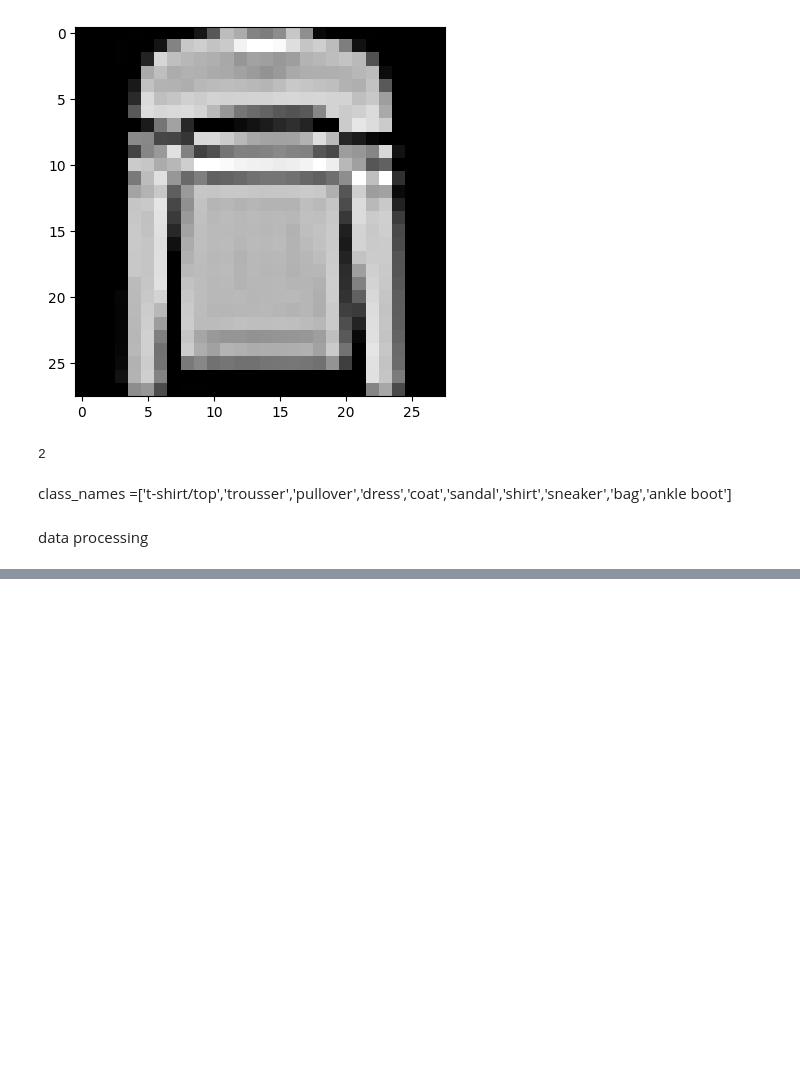
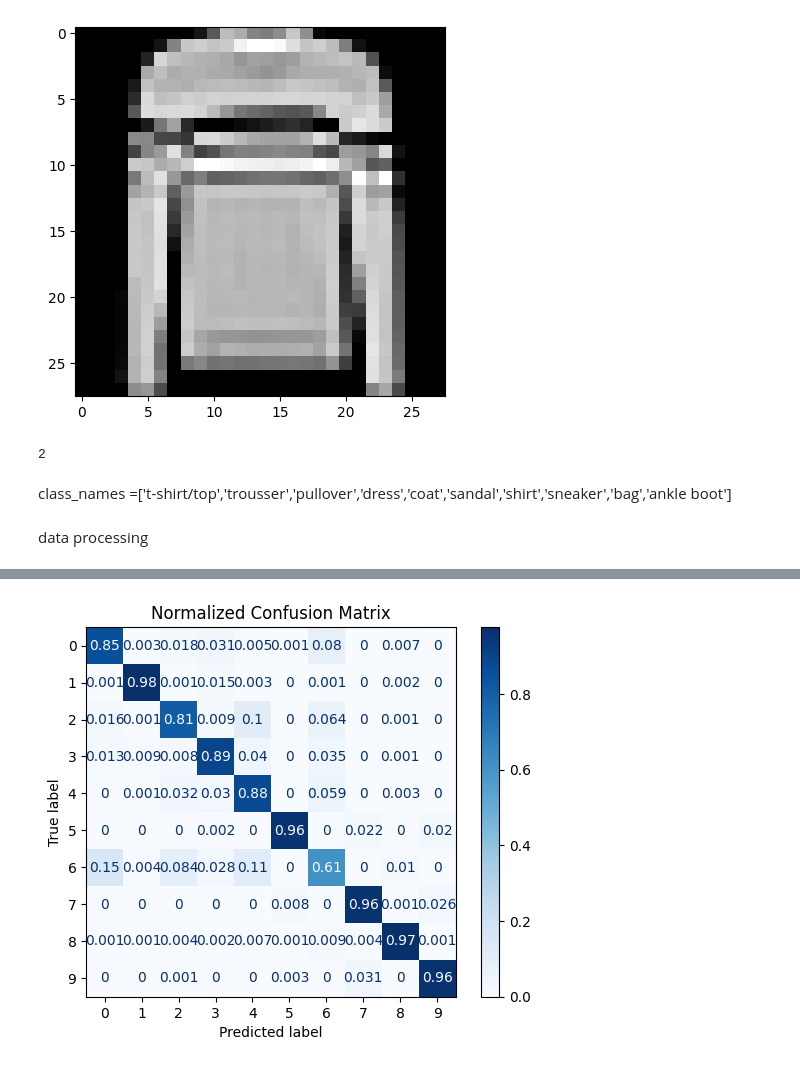
Before and after one commit to miray-ban/Fashion_classification, a Jupyter notebook: code.ipynb, the cells around one changed output, grey strips where cells are left out. Cells and saved outputs as stored; diff of their text form; code cells hidden in the pictures; blank space fills up the shorter version.

```diff
--- a/code.ipynb
+++ b/code.ipynb
@@ -65,0 +88,25 @@ test_images = test_images.reshape((test_images.shape[0],28,28,1))
+# %%
+# Build the convolutional base
+model = models.Sequential()
+model.add(layers.Conv2D(32, (3, 3), activation='relu', input_shape=(28, 28, 1)))
+model.add(layers.MaxPooling2D((2, 2)))
+model.add(layers.Dropout(0.25))  # Dropout with 25% rate after the second pooling layer
+
+model.add(layers.Conv2D(64, (3, 3), activation='relu'))
+model.add(layers.MaxPooling2D((2, 2)))
+model.add(layers.Dropout(0.25))  # Dropout with 25% rate after the second pooling layer
+
+model.add(layers.Conv2D(64, (3, 3), activation='relu'))
+
+# Add Dense layers on top
+model.add(layers.Flatten())
+model.add(layers.Dense(64, activation='relu'))
+model.add(layers.Dropout(0.5))  # Dropout with 50% rate before the final dense layer
+
+model.add(layers.Dense(10))
+
+
+# Compile and train the model
+model.compile(optimizer='adam',
+              loss=tf.keras.losses.SparseCategoricalCrossentropy(from_logits=True),
+              metrics=['accuracy'])
@@ -65,0 +172,17 @@ test_images = test_images.reshape((test_images.shape[0],28,28,1))
+# %%
+from sklearn.metrics import confusion_matrix, ConfusionMatrixDisplay
+import numpy as np
+
+# Predict the classes for the test images
+y_pred = np.argmax(model.predict(test_images), axis=1)
+
+# Generate the confusion matrix with normalization
+cm = confusion_matrix(test_labels, y_pred, normalize='true')  # Normalize to get percentages
+
+# Plot and save the confusion matrix
+disp = ConfusionMatrixDisplay(confusion_matrix=cm, display_labels=np.arange(10))
+disp.plot(cmap=plt.cm.Blues)
+plt.title("Normalized Confusion Matrix")
+plt.savefig('06-confusion-matrix.png')  # Save the plot as an image file
+plt.show()
+# %% [output]
@@ -65,0 +190 @@ test_images = test_images.reshape((test_images.shape[0],28,28,1))
+[figure, added]
```
Also changed, not shown: parts of 9 cells of this notebook, 2 other files.
